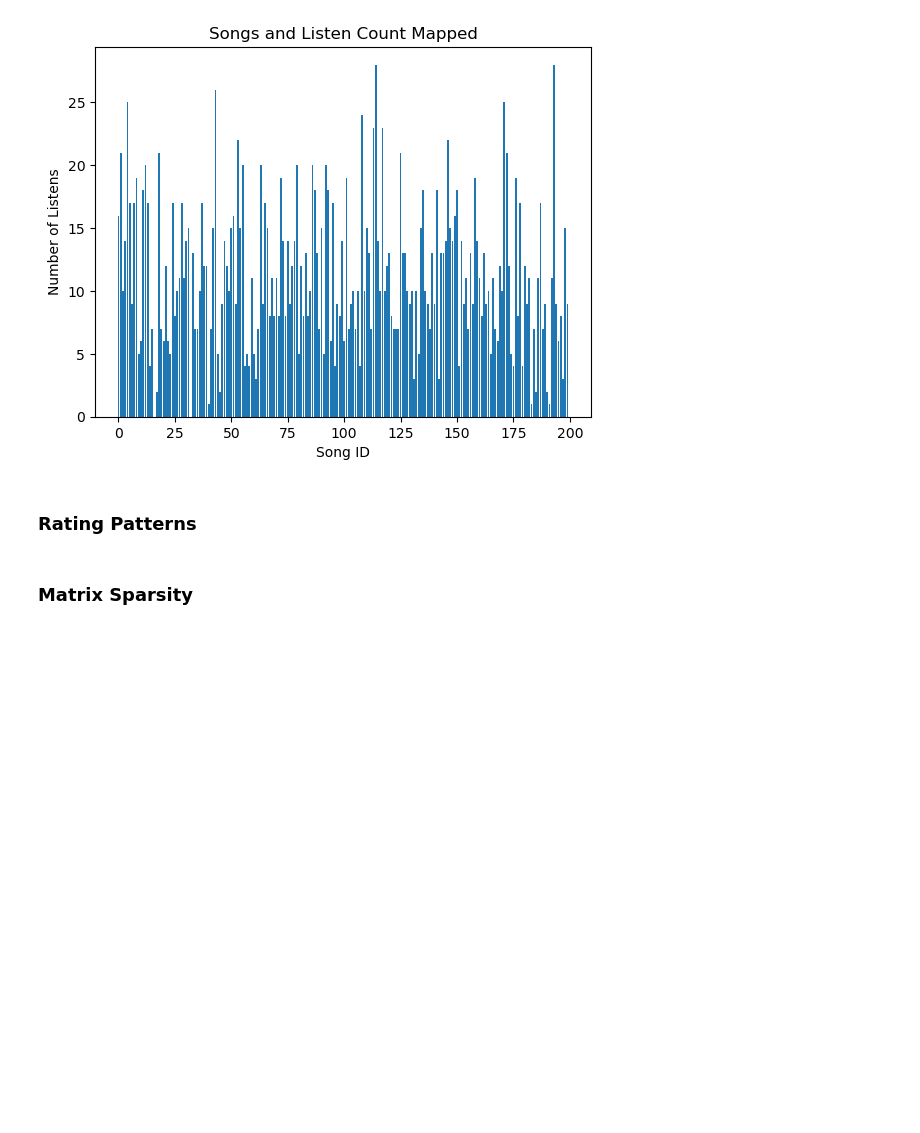
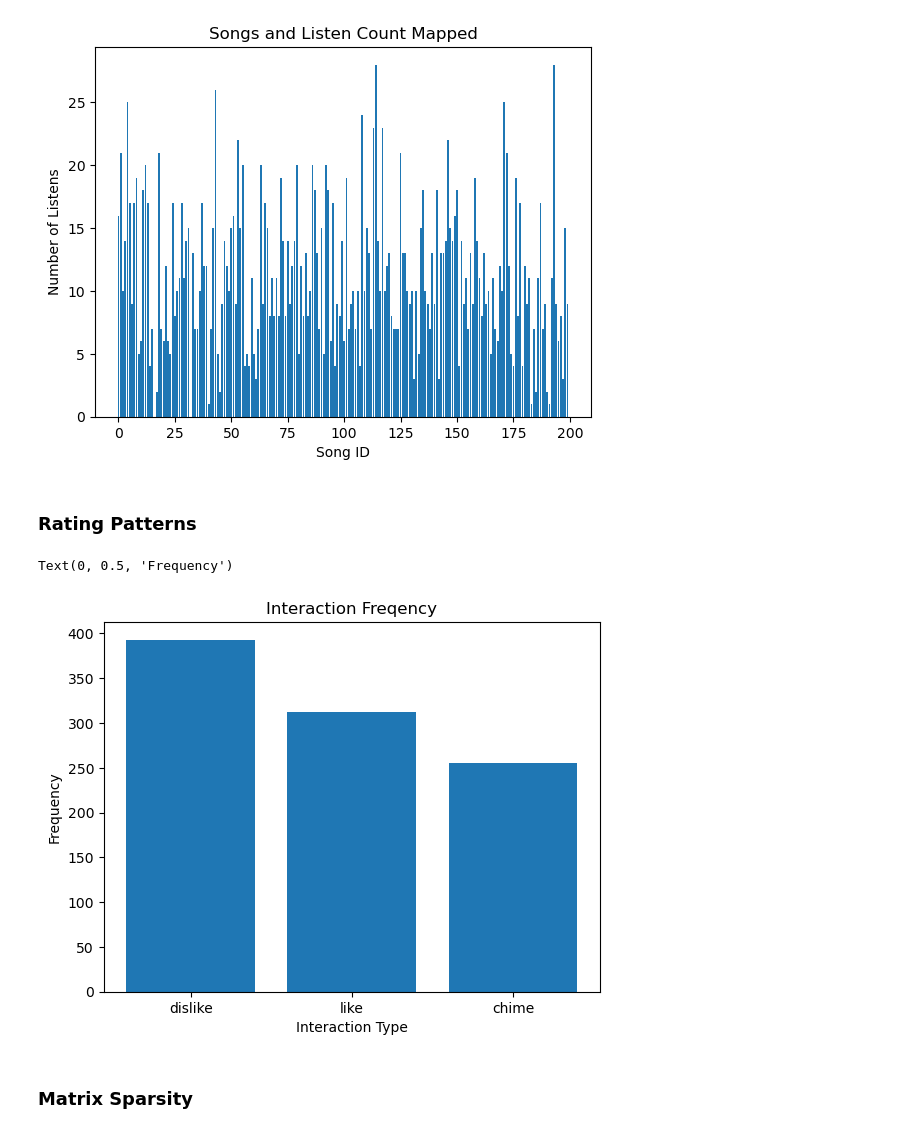
Before and after one commit to bakuyy/chime-rec-engine, a Jupyter notebook: chime-rec-engine.ipynb, the cells around one changed output. Saved outputs shown, nothing was run; the diff lists cells and outputs as text; code cells hidden in the pictures; blank space fills up the shorter version.

Commit message:
Created User Item Matrix and processing of Ratings

```diff
--- a/chime-rec-engine.ipynb
+++ b/chime-rec-engine.ipynb
@@ -80,5 +81,16 @@ Text(0, 0.5, 'Number of Listens')
 [figure]
 # %% [markdown]
 ### Rating Patterns
+# %%
+# ratings chart
+ratings = interaction["interaction"].value_counts()
+interaction_type = ["dislike","like","chime"]
+plt.title("Interaction Freqency")
+plt.bar(interaction_type, ratings.values)
+plt.xlabel("Interaction Type")
+plt.ylabel("Frequency")
+# %% [output]
+Text(0, 0.5, 'Frequency')
+[figure, added]
 # %% [markdown]
 ### Matrix Sparsity
```
Also changed, not shown: parts of 2 cells of this notebook.
